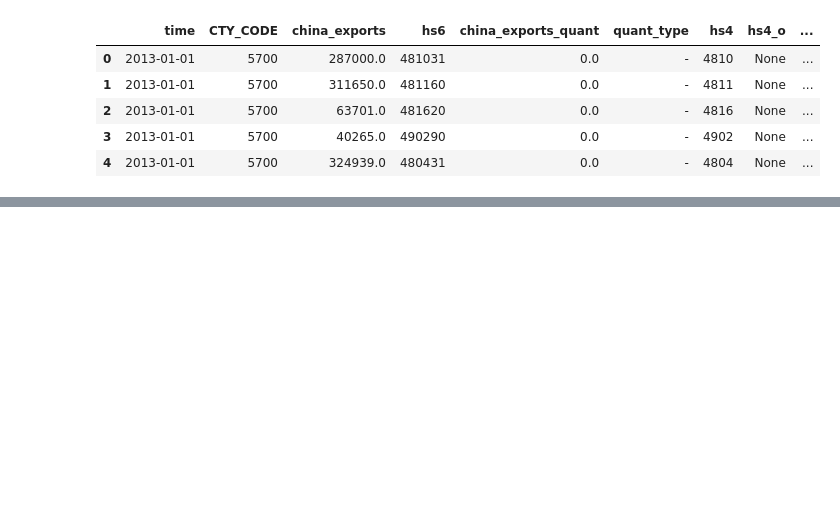
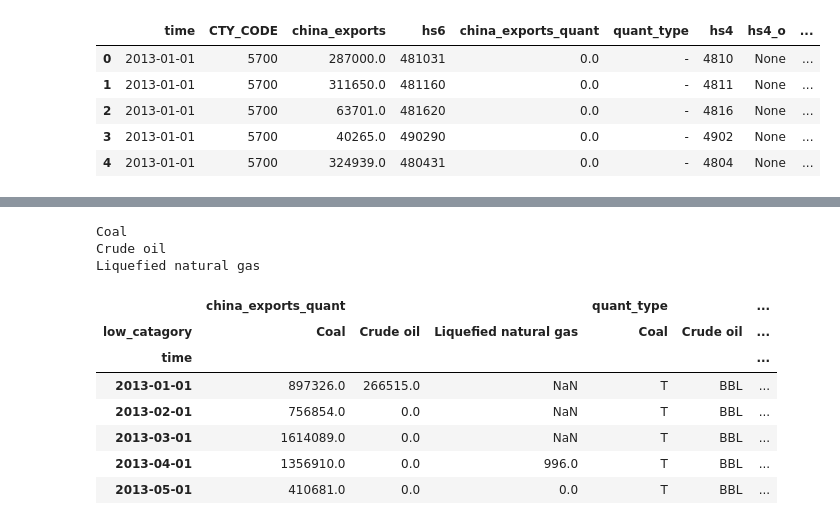
Before and after one commit to mwaugh0328/tradewar-tracker, a Jupyter notebook: phase-one-plots.ipynb, the cells around one changed output, grey strips where cells are left out. Cells and saved outputs as stored; diff of their text form; code cells hidden in the pictures; blank space fills up the shorter version.

```diff
--- a/phase-one-plots.ipynb
+++ b/phase-one-plots.ipynb
@@ -240,6 +275,35 @@ def make_trade_time(df, catagory):
     # some catagories, had 0 exports in a month, so value is inf, replace it
 
     return foobar
+# %%
+def make_trade_time_quant(df, catagory):
+
+    if catagory != "3. Energy":
+        print("don't do this, only works for energy")
+
+    energy_list = ["Liquefied natural gas", "Crude oil", "Coal"]
+
+    foo_df = df[df["low_catagory"].isin(energy_list)].copy()
+
+    grp = foo_df.groupby(["low_catagory"])
+
+    foobar = grp.apply(relative_exports_quant)
+    # apply function described above
+
+    # now need to do some reashaping
+    foobar.drop(labels = ["low_catagory"], axis = 1, inplace = True)
+    # drop redundant columns
+    foobar = foobar.reset_index().pivot(index = "time", columns = "low_catagory")
+
+    # reset the index and then reshape it
+
+    #foobar.columns = foobar.columns.droplevel()
+    # get rid of the upper level column label
+
+    foobar.replace(np.inf, np.nan, inplace = True)
+    # some catagories, had 0 exports in a month, so value is inf, replace it
+
+    return foobar
 # %%
 def make_time_by_product(df, goods_type, level):
 
@@ -444,0 +563,17 @@ zipObj.close()
+# %%
+test = make_trade_time_quant(df, "3. Energy")
+# %% [output]
+Coal
+Crude oil
+Liquefied natural gas
+# %%
+test.head()
+# %% [output]
+|  | china_exports_quant |  |  | quant_type |  | ... |
+| low_catagory | Coal | Crude oil | Liquefied natural gas | Coal | Crude oil | ... |
+| time |  |  |  |  |  | ... |
+| 2013-01-01 | 897326.0 | 266515.0 | NaN | T | BBL | ... |
+| 2013-02-01 | 756854.0 | 0.0 | NaN | T | BBL | ... |
+| 2013-03-01 | 1614089.0 | 0.0 | NaN | T | BBL | ... |
+| 2013-04-01 | 1356910.0 | 0.0 | 996.0 | T | BBL | ... |
+| 2013-05-01 | 410681.0 | 0.0 | 0.0 | T | BBL | ... |
```
Also changed, not shown: parts of 8 cells of this notebook, 2 other files.
